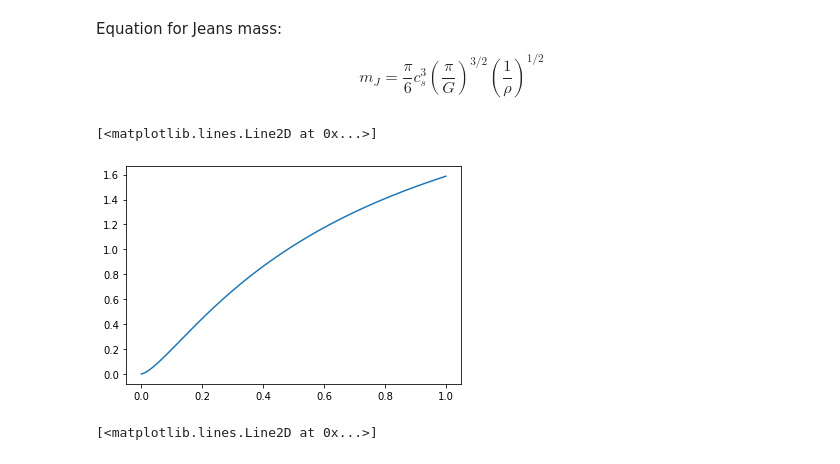
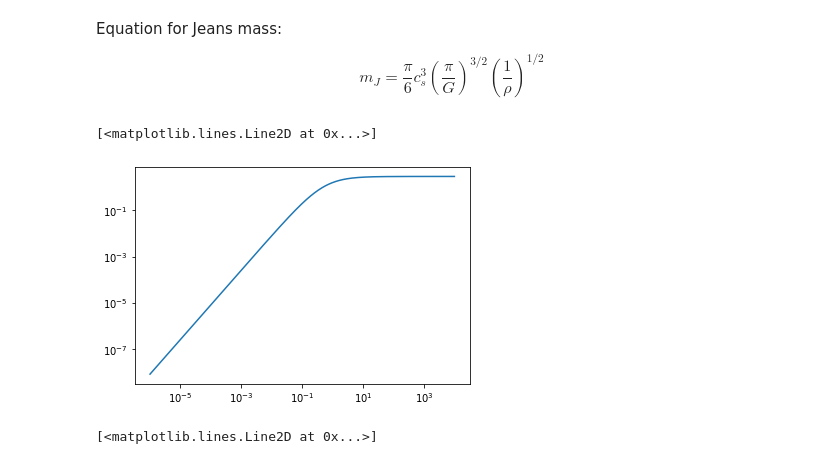
Before and after one commit to AdamSmithOrlik/dark-matter-compact-stars, a Jupyter notebook: research/making_a_star.ipynb, the cells around one changed output. Drawn from its saved outputs; the diff is of its cells as text; code cells hidden in the pictures.

```diff
--- a/research/making_a_star.ipynb
+++ b/research/making_a_star.ipynb
@@ -387,7 +387,7 @@ y = 1
 mb = 1
 rho = 1
 G = 1
-n = np.logspace(-8,0,num=1000)
+n = np.logspace(-6,4,num=1000)
 
 def sound_speed(n):
     return np.sqrt( (2*y*n) / (mb + 2*y*n) )
@@ -398,10 +398,10 @@ def jeans_mass(n):
 # %%
 jeans_mass_n = np.array( [[ni, jeans_mass(ni)] for ni in n] )
 # %%
-plt.plot(jeans_mass_n[:,0], jeans_mass_n[:,1])
+plt.loglog(jeans_mass_n[:,0], jeans_mass_n[:,1])
 # %% [output]
 [<matplotlib.lines.Line2D at 0x...>]
-[figure, old version]
+[figure, new version]
 # %%
 y = 1
 mb = 1
```
Also changed, not shown: parts of 2 cells of this notebook, 3 other files.
